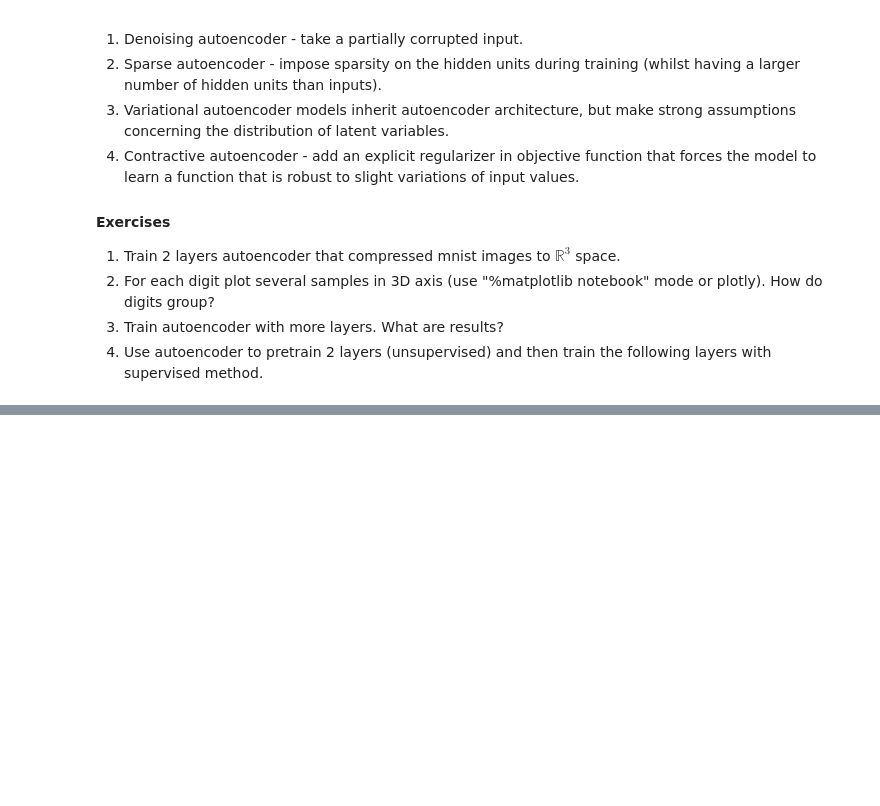
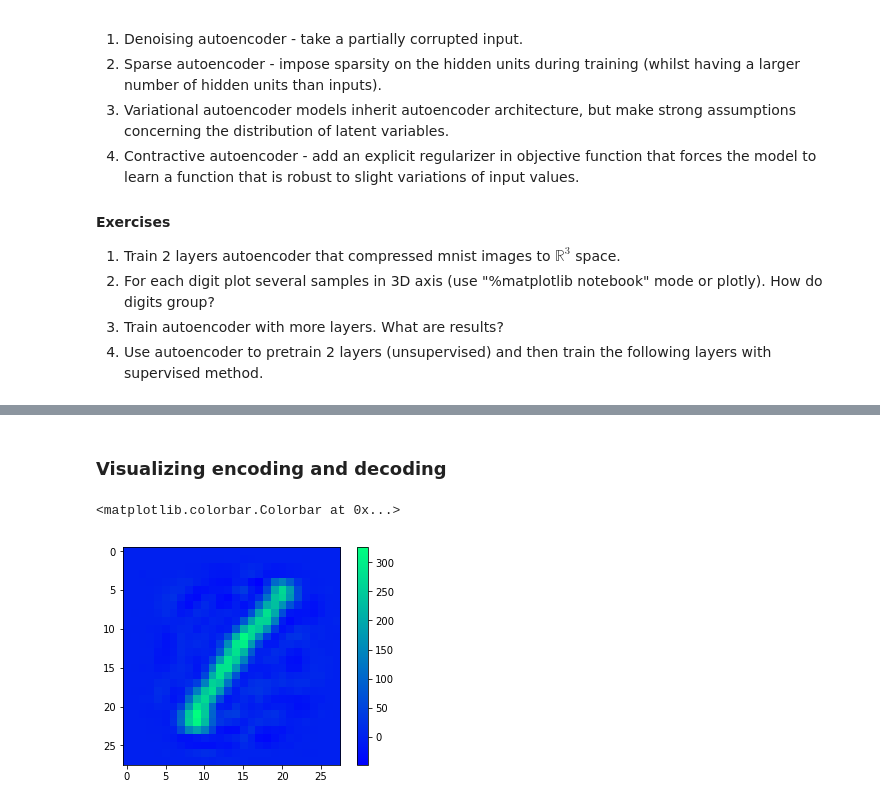
Before and after one commit to ahmados/renju, a Jupyter notebook: lab-2.ipynb, the cells around one changed output, grey strips where cells are left out. Cells and saved outputs as stored; diff of their text form; code cells hidden in the pictures; blank space fills up the shorter version.

```diff
--- a/lab-2.ipynb
+++ b/lab-2.ipynb
@@ -591,0 +681,24 @@ tf.reset_default_graph()
+# %%
+w1 = tf.trainable_variables()[2].eval()
+b1 = tf.trainable_variables()[3].eval()
+w2 = tf.trainable_variables()[4].eval()
+b2 = tf.trainable_variables()[5].eval()
+w3 = tf.trainable_variables()[6].eval()
+b3 = tf.trainable_variables()[7].eval()
+w4 = tf.trainable_variables()[0].eval()
+b4 = tf.trainable_variables()[1].eval()
+# %% [markdown]
+### Visualizing encoding and decoding
+# %%
+def transform(image):
+    image = image.astype(np.float32)
+    image.resize((1, 784))
+    timage = tf.matmul(tf.matmul(tf.nn.relu(tf.matmul(tf.nn.relu(tf.matmul(image, w1) + b1), w2) + b2), w3) + b3, w4) + b4
+    timage = timage.eval().reshape((28, 28))
+    return timage
+
+plt.imshow(transform(image), cmap='winter')
+plt.colorbar()
+# %% [output]
+<matplotlib.colorbar.Colorbar at 0x...>
+[figure, added]
```
Also changed, not shown: parts of 25 cells of this notebook, 1 other file.
